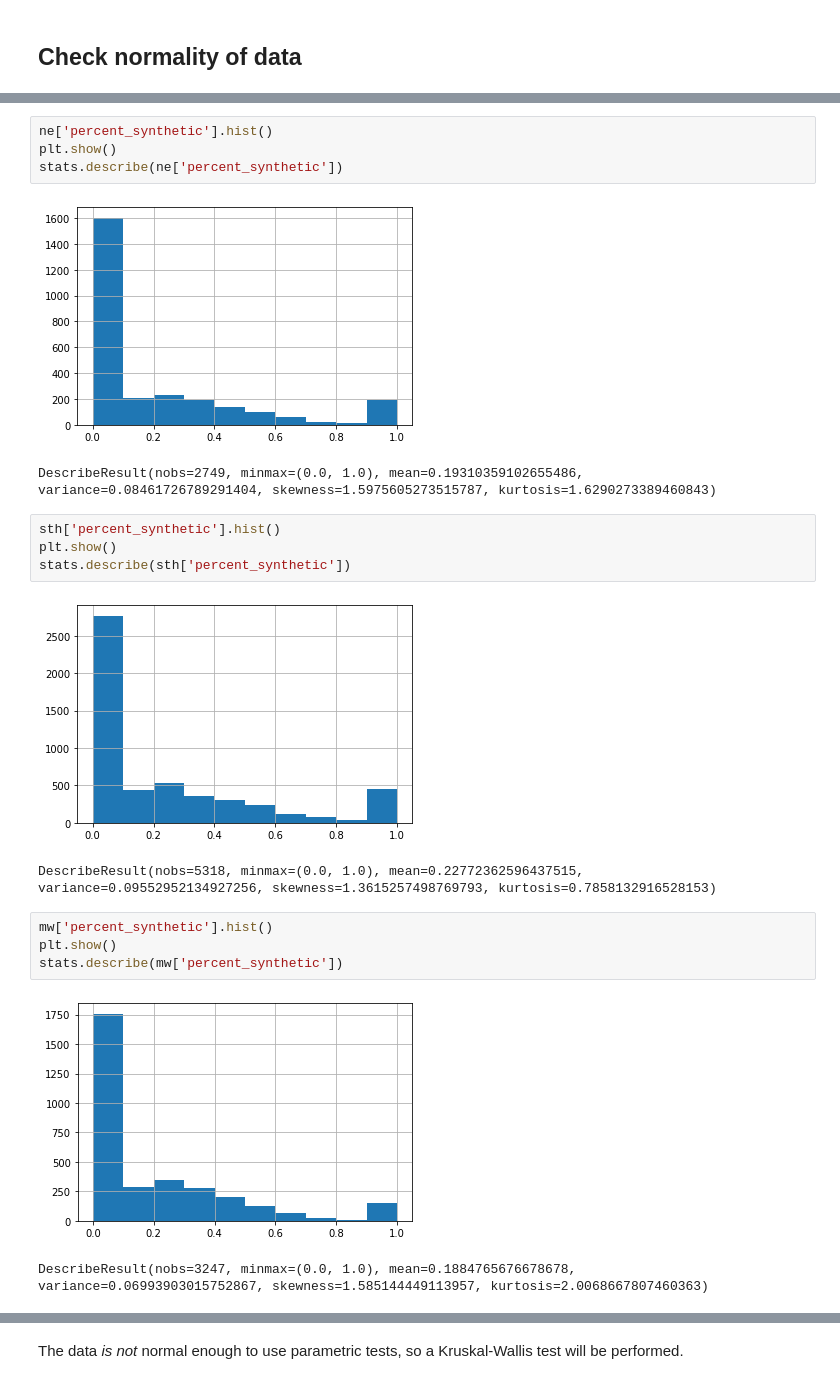
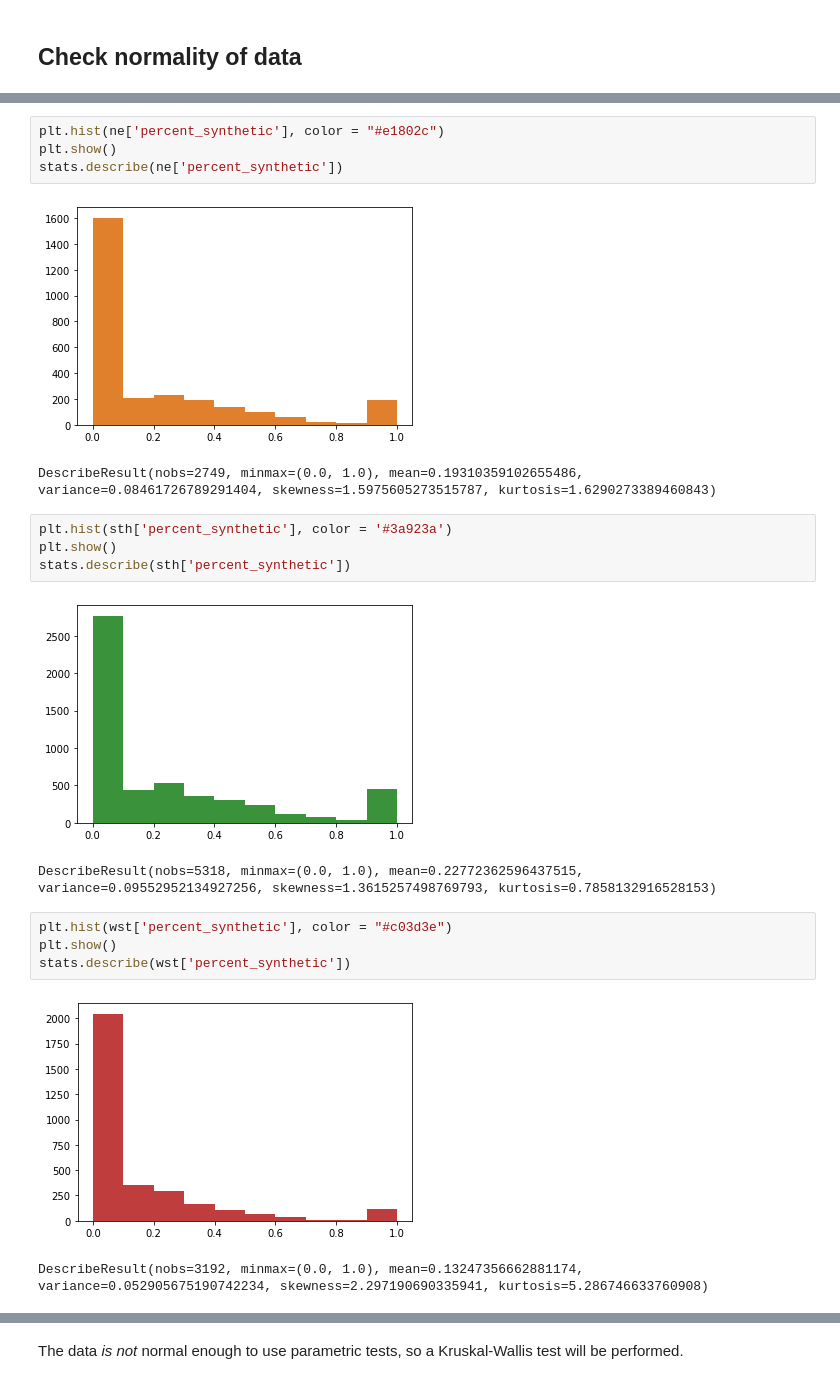
Before and after one commit to rhkhoo/Synthetic_Opioid_Deaths, a Jupyter notebook: Synthetic Opioid Prescribing Rates 2014.ipynb, the cells around one changed output, grey strips where cells are left out. Drawn from its saved outputs; the diff is of its cells as text.

Commit message:
Added colors to noramality visualizations

```diff
--- a/Synthetic Opioid Prescribing Rates 2014.ipynb
+++ b/Synthetic Opioid Prescribing Rates 2014.ipynb
@@ -136,21 +143,21 @@ It is important to note that this assumes the percent of synthetic opioids presc
 # %%
-ne['percent_synthetic'].hist()
+plt.hist(ne['percent_synthetic'], color = "#e1802c")
 plt.show()
 stats.describe(ne['percent_synthetic'])
 # %% [output]
-[figure, old version]
+[figure, new version]
 DescribeResult(nobs=2749, minmax=(0.0, 1.0), mean=0.19310359102655486, variance=0.08461726789291404, skewness=1.5975605273515787, kurtosis=1.6290273389460843)
 # %%
-sth['percent_synthetic'].hist()
+plt.hist(sth['percent_synthetic'], color = '#3a923a')
 plt.show()
 stats.describe(sth['percent_synthetic'])
 # %% [output]
-[figure, old version]
+[figure, new version]
 DescribeResult(nobs=5318, minmax=(0.0, 1.0), mean=0.22772362596437515, variance=0.09552952134927256, skewness=1.3615257498769793, kurtosis=0.7858132916528153)
 # %%
-mw['percent_synthetic'].hist()
+plt.hist(wst['percent_synthetic'], color = "#c03d3e")
 plt.show()
-stats.describe(mw['percent_synthetic'])
+stats.describe(wst['percent_synthetic'])
 # %% [output]
-[figure, old version]
+[figure, new version]
-DescribeResult(nobs=3247, minmax=(0.0, 1.0), mean=0.1884765676678678, variance=0.06993903015752867, skewness=1.585144449113957, kurtosis=2.0068667807460363)
+DescribeResult(nobs=3192, minmax=(0.0, 1.0), mean=0.13247356662881174, variance=0.052905675190742234, skewness=2.297190690335941, kurtosis=5.286746633760908)
```
Also changed, not shown: parts of 2 cells of this notebook.
